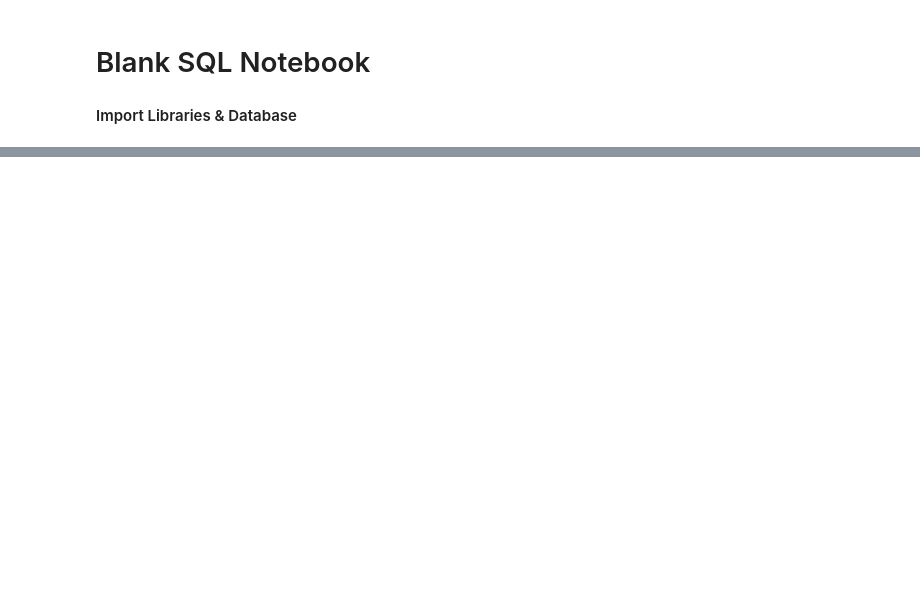
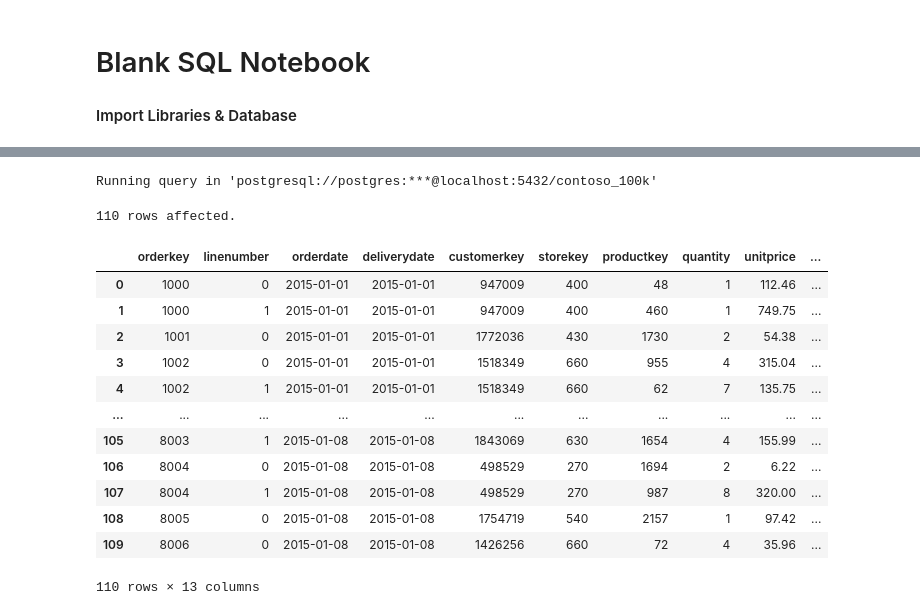
Before and after one commit to lzaghz-analyst/BlinkIt_Sales_Analysis_PowerBI, a Jupyter notebook: Resources/Blank_SQL_Notebook.ipynb, the cells around one changed output, grey strips where cells are left out. Drawn from its saved outputs; the diff is of its cells as text; code cells hidden in the pictures; blank space fills up the shorter version.

```diff
--- a/Resources/Blank_SQL_Notebook.ipynb
+++ b/Resources/Blank_SQL_Notebook.ipynb
@@ -52,0 +74,23 @@ pd.options.display.float_format = '{:.2f}'.format
+# %%
+%%sql
+
+SELECT *
+FROM
+  sales
+LIMIT 110
+# %% [output]
+Running query in 'postgresql://postgres:***@localhost:5432/contoso_100k'
+110 rows affected.
+|  | orderkey | linenumber | orderdate | deliverydate | customerkey | storekey | productkey | quantity | unitprice | ... |
+| 0 | 1000 | 0 | 2015-01-01 | 2015-01-01 | 947009 | 400 | 48 | 1 | 112.46 | ... |
+| 1 | 1000 | 1 | 2015-01-01 | 2015-01-01 | 947009 | 400 | 460 | 1 | 749.75 | ... |
+| 2 | 1001 | 0 | 2015-01-01 | 2015-01-01 | 1772036 | 430 | 1730 | 2 | 54.38 | ... |
+| 3 | 1002 | 0 | 2015-01-01 | 2015-01-01 | 1518349 | 660 | 955 | 4 | 315.04 | ... |
+| 4 | 1002 | 1 | 2015-01-01 | 2015-01-01 | 1518349 | 660 | 62 | 7 | 135.75 | ... |
+| ... | ... | ... | ... | ... | ... | ... | ... | ... | ... | ... |
+| 105 | 8003 | 1 | 2015-01-08 | 2015-01-08 | 1843069 | 630 | 1654 | 4 | 155.99 | ... |
+| 106 | 8004 | 0 | 2015-01-08 | 2015-01-08 | 498529 | 270 | 1694 | 2 | 6.22 | ... |
+| 107 | 8004 | 1 | 2015-01-08 | 2015-01-08 | 498529 | 270 | 987 | 8 | 320.00 | ... |
+| 108 | 8005 | 0 | 2015-01-08 | 2015-01-08 | 1754719 | 540 | 2157 | 1 | 97.42 | ... |
+| 109 | 8006 | 0 | 2015-01-08 | 2015-01-08 | 1426256 | 660 | 72 | 4 | 35.96 | ... |
+110 rows × 13 columns
```
Also changed, not shown: parts of 14 cells of this notebook.
